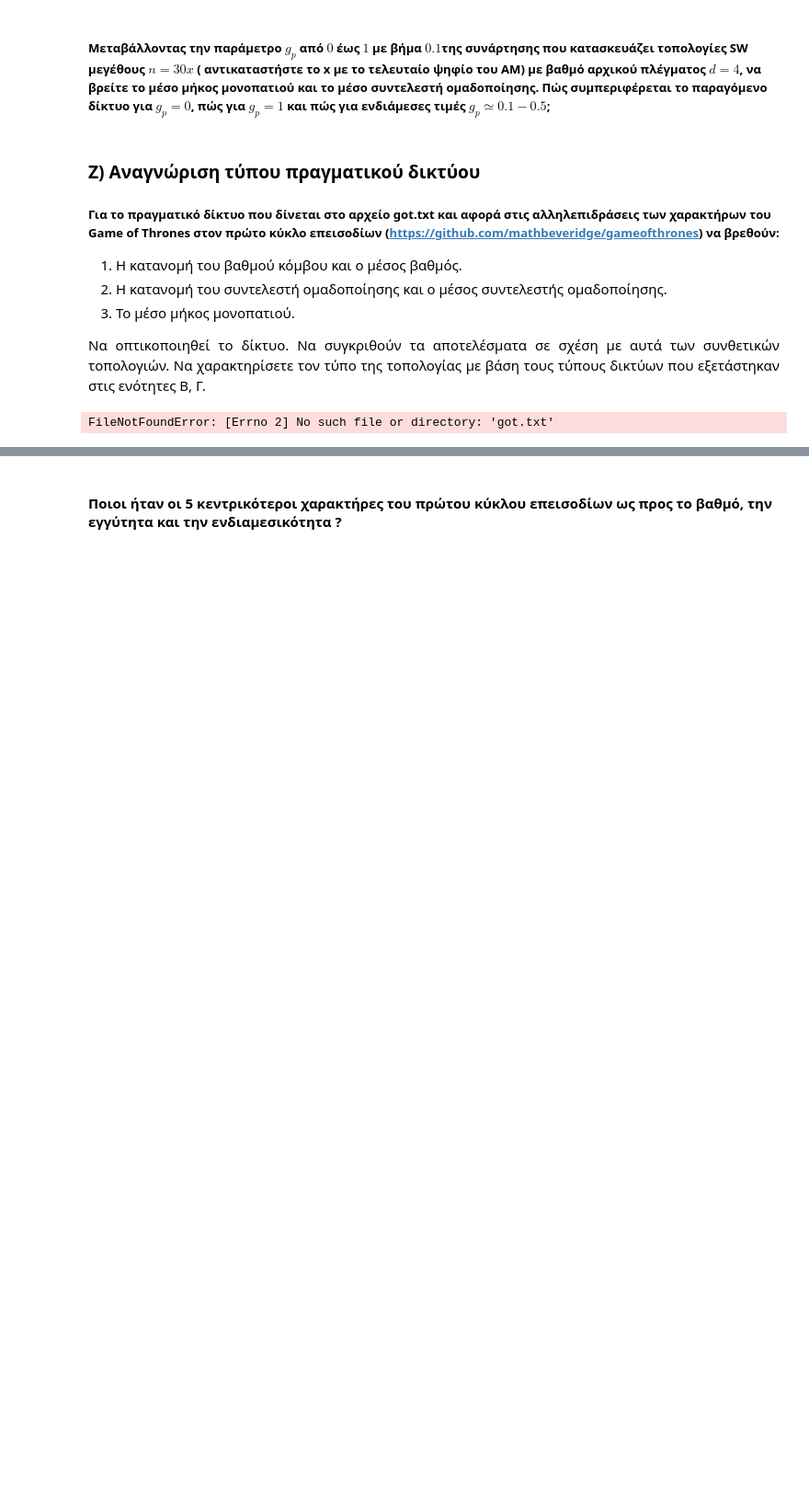
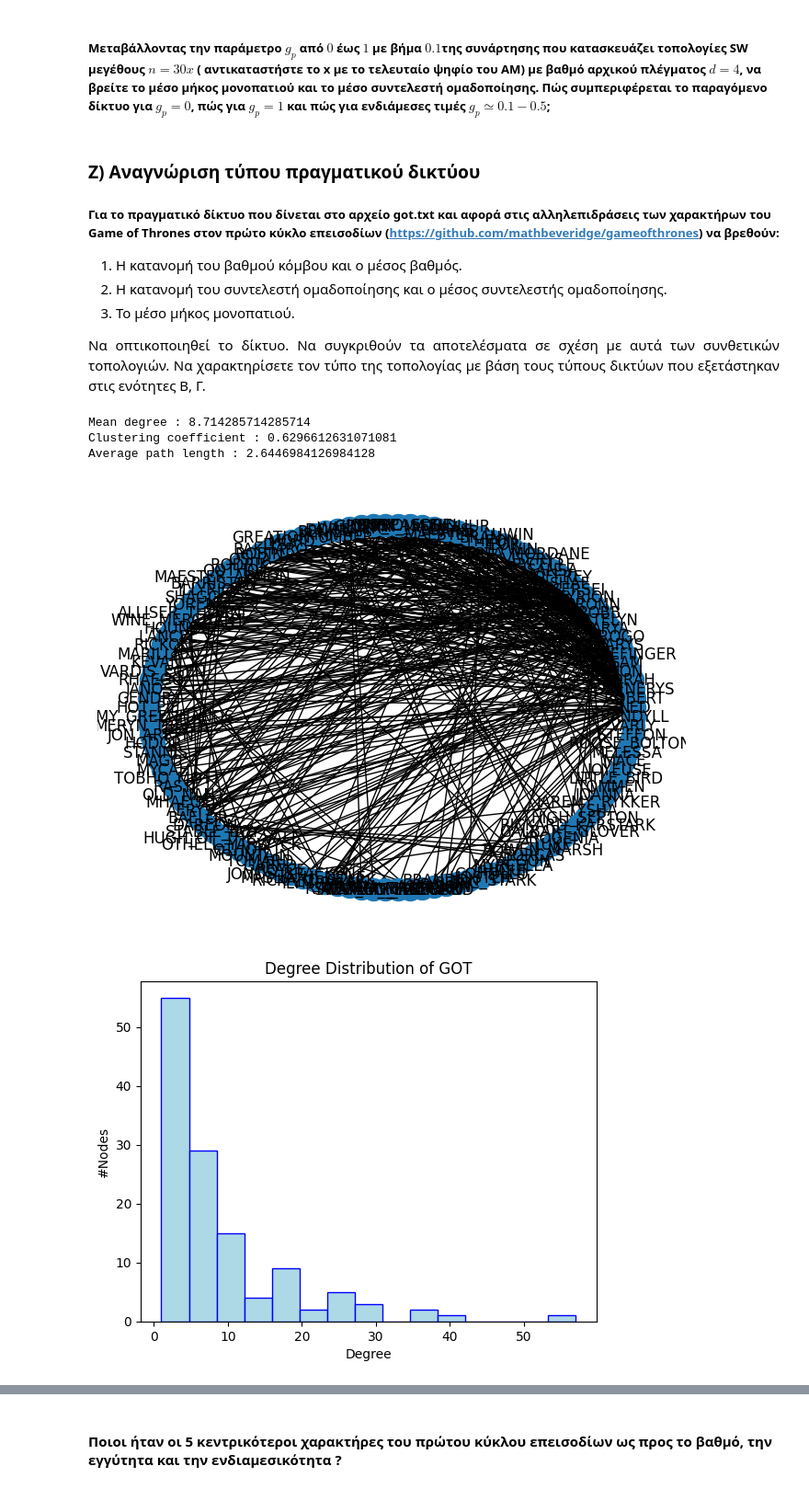
Before and after one commit to NicoleMp2/SocialNetworksAnalysis, a Jupyter notebook: lab1.ipynb, the cells around one changed output, grey strips where cells are left out. Shown at 92% size. Drawn from its saved outputs; the diff is of its cells as text; code cells hidden in the pictures; blank space fills up the shorter version.

```diff
--- a/lab1.ipynb
+++ b/lab1.ipynb
@@ -782,7 +848,7 @@ def find_cut(G):
 ##### Μεταβάλλοντας την παράμετρο $g_p$ από $0$ έως $1$ με βήμα $0.1$της συνάρτησης που κατασκευάζει τοπολογίες SW μεγέθους $n=30x$ ( αντικαταστήστε το x με το τελευταίο ψηφίο του ΑΜ) με βαθμό αρχικού πλέγματος $d=4$, να βρείτε το μέσο μήκος μονοπατιού και το μέσο συντελεστή ομαδοποίησης. Πώς συμπεριφέρεται το παραγόμενο δίκτυο για $g_p = 0$, πώς για $g_p = 1$ και πώς για ενδιάμεσες τιμές $g_p \simeq 0.1 - 0.5$;
 # %%
 random.seed(seedno)
-#n=30x
+n=304
 d=4
 # %% [markdown]
 ### Z) Αναγνώριση τύπου πραγματικού δικτύου
@@ -793,15 +859,45 @@ d=4
     <li>Το μέσο μήκος μονοπατιού.</li>
 </ol>
 <p style=text-align:justify>Να οπτικοποιηθεί το δίκτυο. Να συγκριθούν τα αποτελέσματα σε σχέση με αυτά των συνθετικών τοπολογιών. Να χαρακτηρίσετε τον τύπο της τοπολογίας με βάση τους τύπους δικτύων που εξετάστηκαν στις ενότητες B, Γ.</p>
-# %%
-#read csv
-import csv
-G_got=nx.Graph() #the graph of the GOT characters
-with open('got.txt') as csv_file:
-    csv_reader = csv.reader(csv_file, delimiter=',')
-    line_count = 0
-    for row in csv_reader:
-            G_got.add_edge(row[0],row[1],weight=row[2])
-            line_count += 1
-# %% [output]
-FileNotFoundError: [Errno 2] No such file or directory: 'got.txt'
+# %%
+#read csv
+import csv
+G_got=nx.Graph() #the graph of the GOT characters
+with open('got.txt') as csv_file:
+    csv_reader = csv.reader(csv_file, delimiter=',')
+    line_count = 0
+    for row in csv_reader:
+            G_got.add_edge(row[0],row[1],weight=row[2])
+            line_count += 1
+
+    #visualize the graph
+    plt.figure(1)
+    nx.draw_circular(G_got,with_labels=True)
+    #find the distribution of degrees
+    degrees = [G_got.degree(n) for n in G_got.nodes()]
+    #make the histogram of the degrees
+    plt.figure(2)
+    plt.hist(degrees, bins=15, color="lightblue", ec="blue",lw=1)
+    plt.title("Degree Distribution of GOT")
+    plt.ylabel("#Nodes")
+    plt.xlabel("Degree")
+    print("Mean degree :",sum(dict(G_got.degree()).values())/len(dict(G_got.degree())))
+
+    #find the clustering coefficient distribution of the graph
+    clustering_coefficients = [nx.clustering(G_got,n) for n in G_got.nodes()]
+    #make the histogram of the clustering coefficients in new histogram
+    plt.figure(3)
+    plt.hist(clustering_coefficients, bins=15, color="lightblue", ec="blue",lw=1)
+    plt.title("Clustering Coefficient Distribution of GOT")
+    plt.ylabel("#Nodes")
+    plt.xlabel("Clustering Coefficient")
+    #find the mean clustering coefficient of the graph
+    print("Clustering coefficient :",nx.average_clustering(G_got))
+    #find the average path length of the graph
+    print("Average path length :",nx.average_shortest_path_length(G_got))
+# %% [output]
+Mean degree : 8.714285714285714
+Clustering coefficient : 0.6296612631071081
+Average path length : 2.6446984126984128
+[figure, added]
+[figure, added]
```
Also changed, not shown: parts of 7 cells of this notebook, 1 other file.
